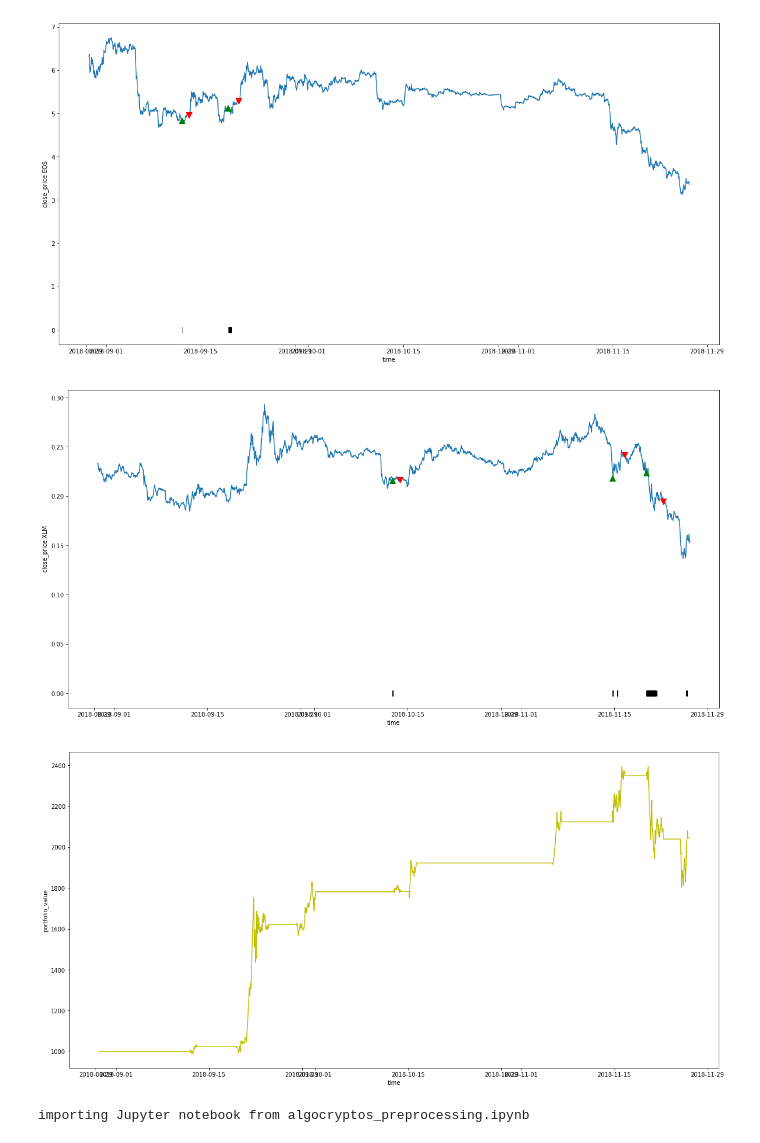
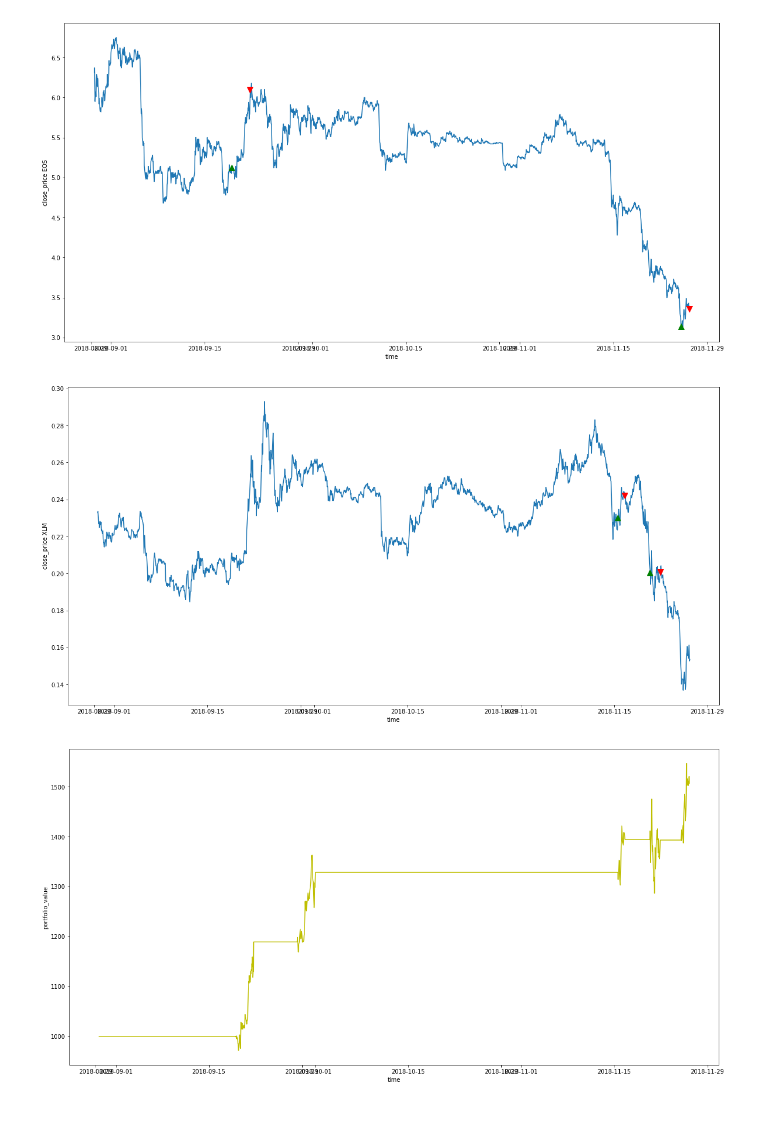
Before and after one commit to cysacenda/algocryptos, a Jupyter notebook: notebooks/ML/algocryptos_backtesting_final.ipynb, the cells around one changed output. Cells and saved outputs as stored; diff of their text form; code cells hidden in the pictures; blank space fills up the shorter version.

```diff
--- a/notebooks/ML/algocryptos_backtesting_final.ipynb
+++ b/notebooks/ML/algocryptos_backtesting_final.ipynb
@@ -357,7 +357,7 @@ class Backtesting_strategy:
         plt.ylabel('portfolio_value')
         plt.show()
 # %%
-threshold = 0.85
+threshold = 0.7
 base_asset_1 = 'ETH'
 quote_asset_1 = 'USDT'
 trading_pair_1 = base_asset_1 + quote_asset_1
@@ -420,6 +420,6 @@ Pourcentage change market average : -36.135999999999996%
-[figure, old version]
+[figure, new version]
-[figure, old version]
+[figure, new version]
-[figure, old version]
+[figure, new version]
 # %%
 import import_ipynb
 import algocryptos_preprocessing as alg_preproc
@@ -429,7 +429,7 @@ dict_hours_labels  = {24:'1d'}
 predict_only_one_crypto = True
 y_to_be_considered = 'y_+1d_classif'
 close_price_increase_targeted = +5
-threshold = 0.85
+#threshold = 0.85
 id_cryptocompare_1 = "7605"
 id_cryptocompare_2 = "5031"
 id_cryptocompare_3 = "1182"
@@ -439,8 +439,22 @@ id_cryptocompare_5 = "4614"
 dict_df = load_obj('dict_df_2018_11_24_top7')
 
 def train_model(X_, y_):
-    scale_pos_weight = y_.value_counts()[False] / y_.value_counts()[True]
-    xgbc = XGBClassifier(random_state=0, scale_pos_weight=scale_pos_weight).fit(X_.values, y_.values)
+    #scale_pos_weight = y_.value_counts()[False] / y_.value_counts()[True]
+
+    scale_pos_weight = 1
+    n_estimators = 60 * 5 # 60
+    max_depth = 9
+    min_child_weight = 5
+    gamma=0.0
+    colsample_bytree= 0.9
+    subsample= 0.7
+    reg_alpha = 1
+    learning_rate = 0.01
+
+    xgbc = XGBClassifier(random_state=0, scale_pos_weight=scale_pos_weight, n_estimators=n_estimators,
+                        gamma=gamma, max_depth=max_depth, min_child_weight=min_child_weight,
+                        colsample_bytree=colsample_bytree, subsample=subsample, reg_alpha=reg_alpha,
+                        learning_rate=learning_rate).fit(X_.values, y_.values)
     return xgbc
 
 X_train_1, X_test_1, y_train_1, y_test_1, X_train_close_price_1, X_test_close_price_1 = alg_preproc.get_preprocessed_data(dict_df, dict_hours_labels,
@@ -483,5 +497,3 @@ model_1 = train_model(X_train_1, y_train_1[y_to_be_considered])
 #model_2 = train_model(X_train_2, y_train_2[y_to_be_considered])
 # TODO : Pourquoi X_train1 et X_train 2 sont différents ?
 # pd.DataFrame(X_train_1).describe() vs pd.DataFrame(X_train_2).describe()
-# %% [output]
-importing Jupyter notebook from algocryptos_preprocessing.ipynb
```
Also changed, not shown: parts of 1 cell of this notebook, 1 other file.
